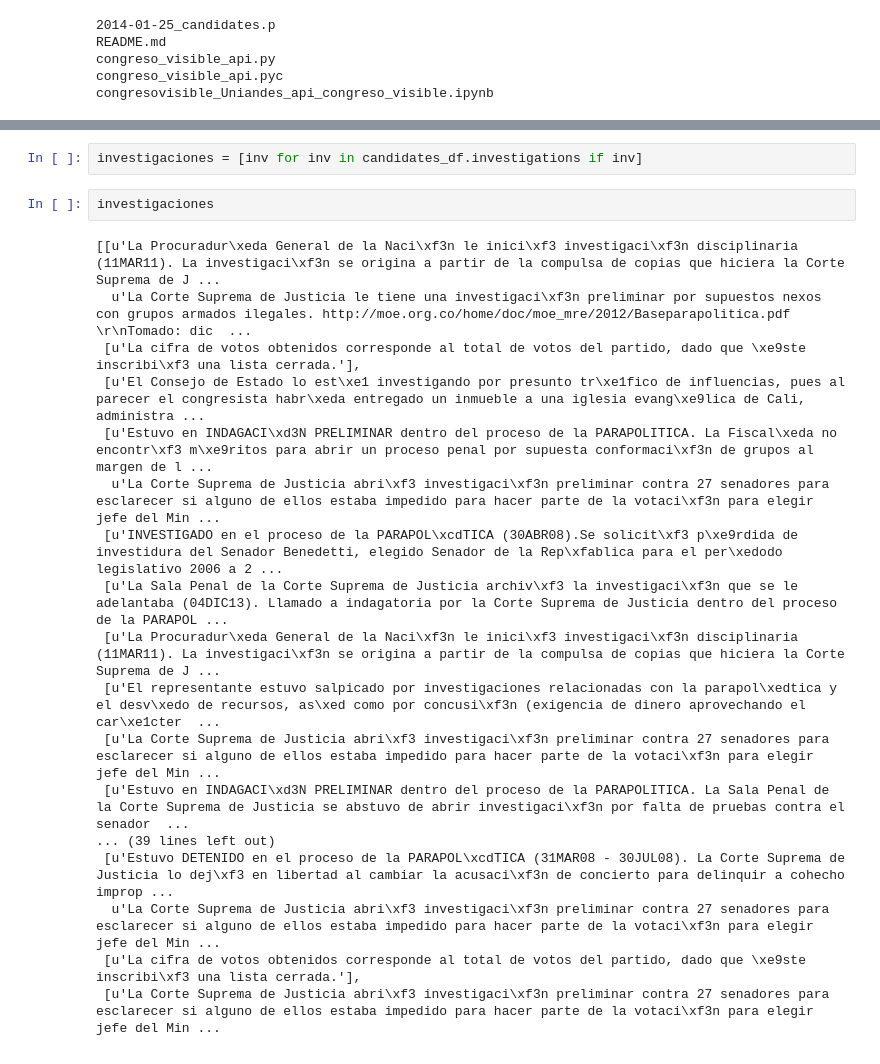
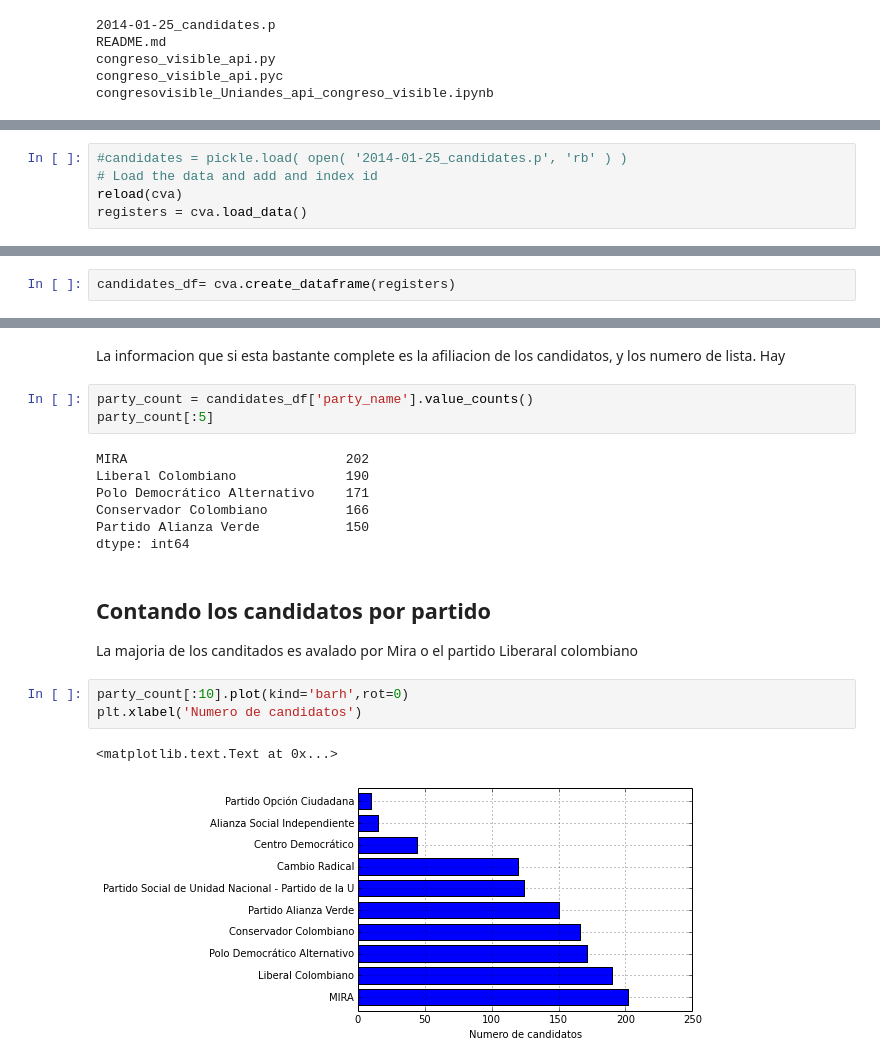
Before and after one commit to jfosorio/congresovisible, a Jupyter notebook: congresovisible_Uniandes_api_congreso_visible.ipynb, the cells around one changed output, grey strips where cells are left out. Drawn from its saved outputs; the diff is of its cells as text.

Commit message:
primera version con las estadisticas por partido

```diff
--- a/congresovisible_Uniandes_api_congreso_visible.ipynb
+++ b/congresovisible_Uniandes_api_congreso_visible.ipynb
@@ -48,0 +36,5 @@ candidates_df = pd.DataFrame(candidates)
+# %%
+#candidates = pickle.load( open( '2014-01-25_candidates.p', 'rb' ) )
+# Load the data and add and index id
+reload(cva)
+registers = cva.load_data()
@@ -48,0 +43,2 @@ candidates_df = pd.DataFrame(candidates)
+# %%
+candidates_df= cva.create_dataframe(registers)
@@ -69,22 +58,21 @@ Name: last_name, Length: 1206, dtype: object
-# %%
-investigaciones = [inv for inv in candidates_df.investigations if inv]
-# %%
-investigaciones
-# %% [output]
-[[u'La Procuradur\xeda General de la Naci\xf3n le inici\xf3 investigaci\xf3n disciplinaria (11MAR11). La investigaci\xf3n se origina a partir de la compulsa de copias que hiciera la Corte Suprema de J ...
-  u'La Corte Suprema de Justicia le tiene una investigaci\xf3n preliminar por supuestos nexos con grupos armados ilegales. http://moe.org.co/home/doc/moe_mre/2012/Baseparapolitica.pdf \r\nTomado: dic  ...
- [u'La cifra de votos obtenidos corresponde al total de votos del partido, dado que \xe9ste inscribi\xf3 una lista cerrada.'],
- [u'El Consejo de Estado lo est\xe1 investigando por presunto tr\xe1fico de influencias, pues al parecer el congresista habr\xeda entregado un inmueble a una iglesia evang\xe9lica de Cali,  administra ...
- [u'Estuvo en INDAGACI\xd3N PRELIMINAR dentro del proceso de la PARAPOLITICA. La Fiscal\xeda no encontr\xf3 m\xe9ritos para abrir un proceso penal por supuesta conformaci\xf3n de grupos al margen de l ...
-  u'La Corte Suprema de Justicia abri\xf3 investigaci\xf3n preliminar contra 27 senadores para esclarecer si alguno de ellos estaba impedido para hacer parte de la votaci\xf3n para elegir jefe del Min ...
- [u'INVESTIGADO en el proceso de la PARAPOL\xcdTICA (30ABR08).Se solicit\xf3 p\xe9rdida de investidura del Senador Benedetti, elegido Senador de la Rep\xfablica para el per\xedodo legislativo 2006 a 2 ...
- [u'La Sala Penal de la Corte Suprema de Justicia archiv\xf3 la investigaci\xf3n que se le adelantaba (04DIC13). Llamado a indagatoria por la Corte Suprema de Justicia dentro del proceso de la PARAPOL ...
- [u'La Procuradur\xeda General de la Naci\xf3n le inici\xf3 investigaci\xf3n disciplinaria (11MAR11). La investigaci\xf3n se origina a partir de la compulsa de copias que hiciera la Corte Suprema de J ...
- [u'El representante estuvo salpicado por investigaciones relacionadas con la parapol\xedtica y el desv\xedo de recursos, as\xed como por concusi\xf3n (exigencia de dinero aprovechando el car\xe1cter  ...
- [u'La Corte Suprema de Justicia abri\xf3 investigaci\xf3n preliminar contra 27 senadores para esclarecer si alguno de ellos estaba impedido para hacer parte de la votaci\xf3n para elegir jefe del Min ...
- [u'Estuvo en INDAGACI\xd3N PRELIMINAR dentro del proceso de la PARAPOLITICA. La Sala Penal de la Corte Suprema de Justicia se abstuvo de abrir investigaci\xf3n por falta de pruebas contra el senador  ...
-... (39 lines left out)
- [u'Estuvo DETENIDO en el proceso de la PARAPOL\xcdTICA (31MAR08 - 30JUL08). La Corte Suprema de Justicia lo dej\xf3 en libertad al cambiar la acusaci\xf3n de concierto para delinquir a cohecho improp ...
-  u'La Corte Suprema de Justicia abri\xf3 investigaci\xf3n preliminar contra 27 senadores para esclarecer si alguno de ellos estaba impedido para hacer parte de la votaci\xf3n para elegir jefe del Min ...
- [u'La cifra de votos obtenidos corresponde al total de votos del partido, dado que \xe9ste inscribi\xf3 una lista cerrada.'],
- [u'La Corte Suprema de Justicia abri\xf3 investigaci\xf3n preliminar contra 27 senadores para esclarecer si alguno de ellos estaba impedido para hacer parte de la votaci\xf3n para elegir jefe del Min ...
+# %% [markdown]
+La informacion que si esta bastante complete es la afiliacion de los candidatos, y los numero de lista. Hay
+# %%
+party_count = candidates_df['party_name'].value_counts()
+party_count[:5]
+# %% [output]
+MIRA                            202
+Liberal Colombiano              190
+Polo Democrático Alternativo    171
+Conservador Colombiano          166
+Partido Alianza Verde           150
+dtype: int64
+# %% [markdown]
+## Contando los candidatos por partido
+La majoria de los canditados es avalado por Mira o el partido Liberaral colombiano
+# %%
+party_count[:10].plot(kind='barh',rot=0)
+plt.xlabel('Numero de candidatos')
+# %% [output]
+<matplotlib.text.Text at 0x...>
+[figure, added]
```
Also changed, not shown: parts of 23 cells of this notebook, 1 other file.
